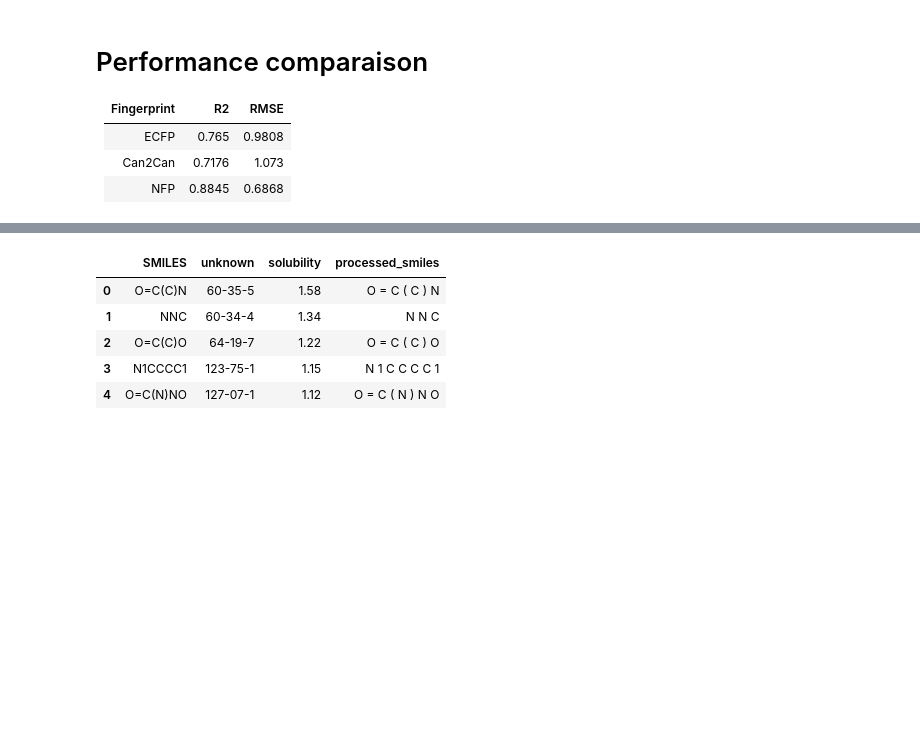
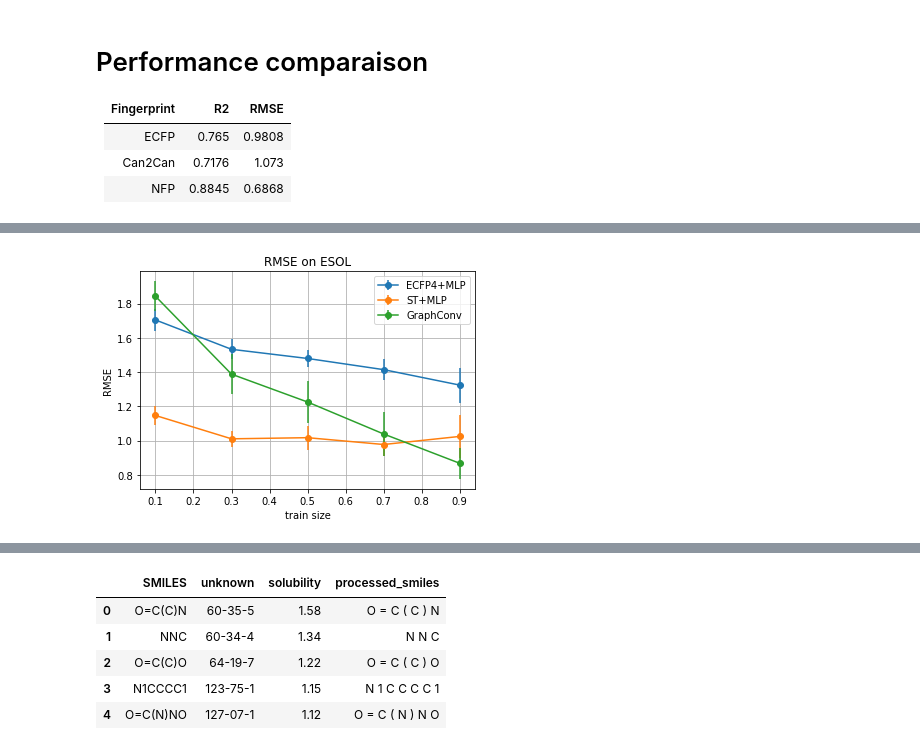
Before and after one commit to DSPsleeporg/smiles-transformer, a Jupyter notebook: smiles_transformer/baseline.ipynb, the cells around one changed output, grey strips where cells are left out. Saved outputs shown, nothing was run; the diff lists cells and outputs as text; code cells hidden in the pictures; blank space fills up the shorter version.

```diff
--- a/smiles_transformer/baseline.ipynb
+++ b/smiles_transformer/baseline.ipynb
@@ -22,0 +78,14 @@ ImportError: No module named 'optuna'
+# %%
+
+plt.errorbar(r, rmse_1[0], yerr=rmse_1[1], fmt='o-', label='ECFP4+MLP')
+plt.errorbar(r, rmse_2[0], yerr=rmse_2[1], fmt='o-', label='ST+MLP')
+#plt.errorbar(r, rmse_3[0], yerr=rmse_3[1], fmt='o-', label='GAE+MLP')
+plt.errorbar(r, rmse_4[0], yerr=rmse_4[1], fmt='o-', label='GraphConv')
+plt.xlabel('train size')
+plt.ylabel('RMSE')
+plt.title('RMSE on ESOL')
+plt.legend()
+plt.grid()
+plt.show()
+# %% [output]
+[figure, added]
```
Also changed, not shown: parts of 10 cells of this notebook, 18 other files.
